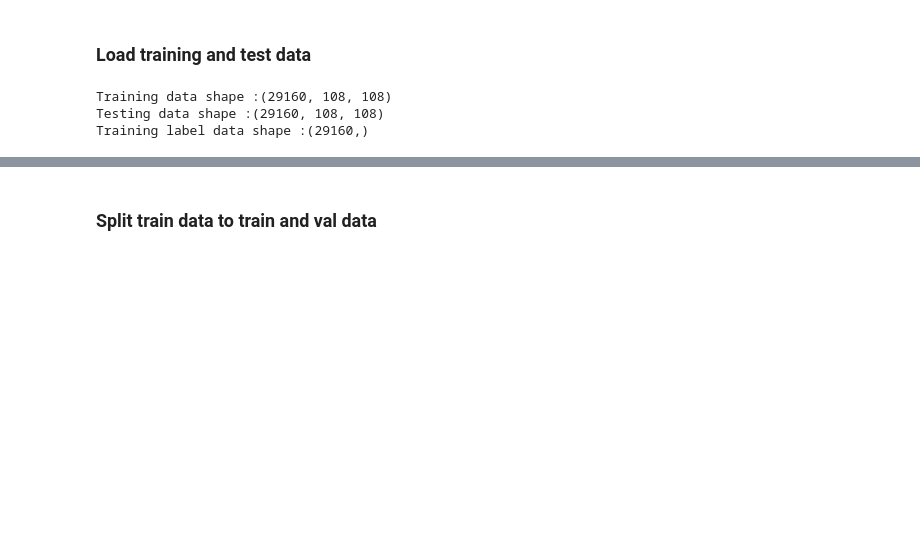
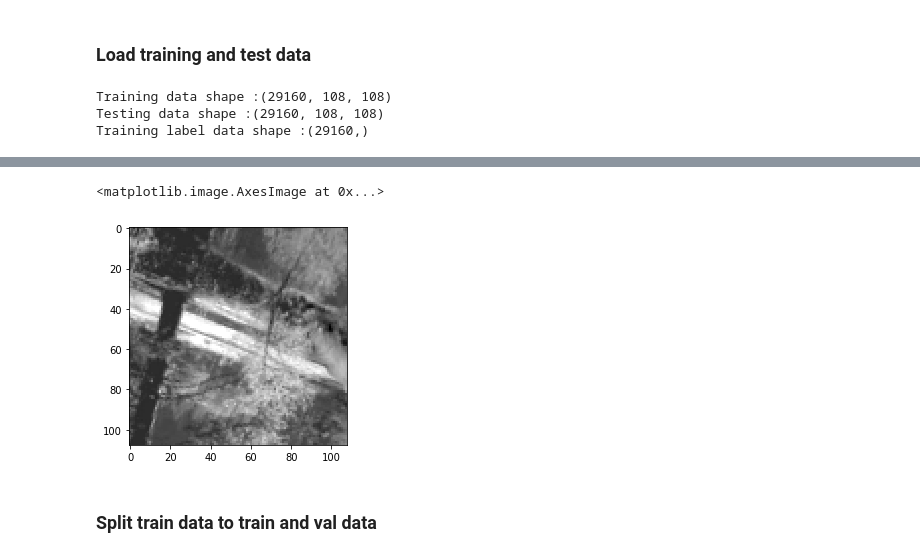
Before and after one commit to rohit5945/CS763-Assignment, a Jupyter notebook: Assignment_3_Solution/Assignment_Solution.ipynb, the cells around one changed output, grey strips where cells are left out. Cells and saved outputs as stored; diff of their text form; code cells hidden in the pictures; blank space fills up the shorter version.

```diff
--- a/Assignment_3_Solution/Assignment_Solution.ipynb
+++ b/Assignment_3_Solution/Assignment_Solution.ipynb
@@ -29,3 +71,8 @@ Training label data shape :(29160,)
+# %%
+plt.imshow(np.flipud(im),cmap='gray')
+# %% [output]
+<matplotlib.image.AxesImage at 0x...>
+[figure, added]
 # %% [markdown]
 ### Split train data to train and val data
 # %%
```
Also changed, not shown: parts of 47 cells of this notebook, 3 other files.
